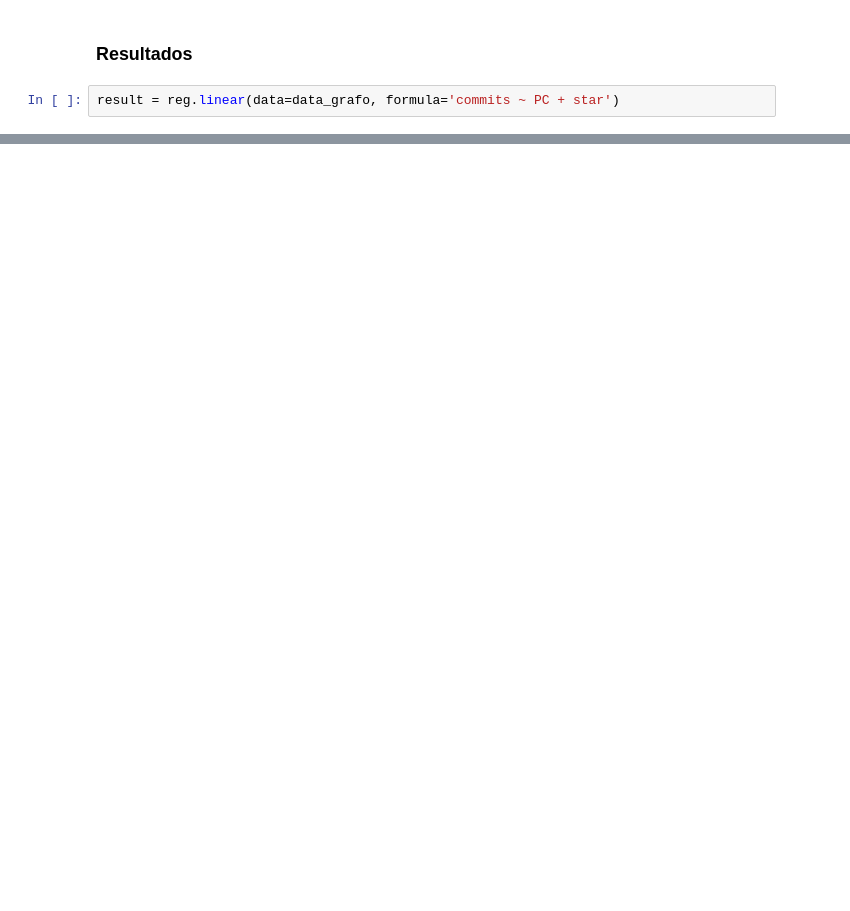
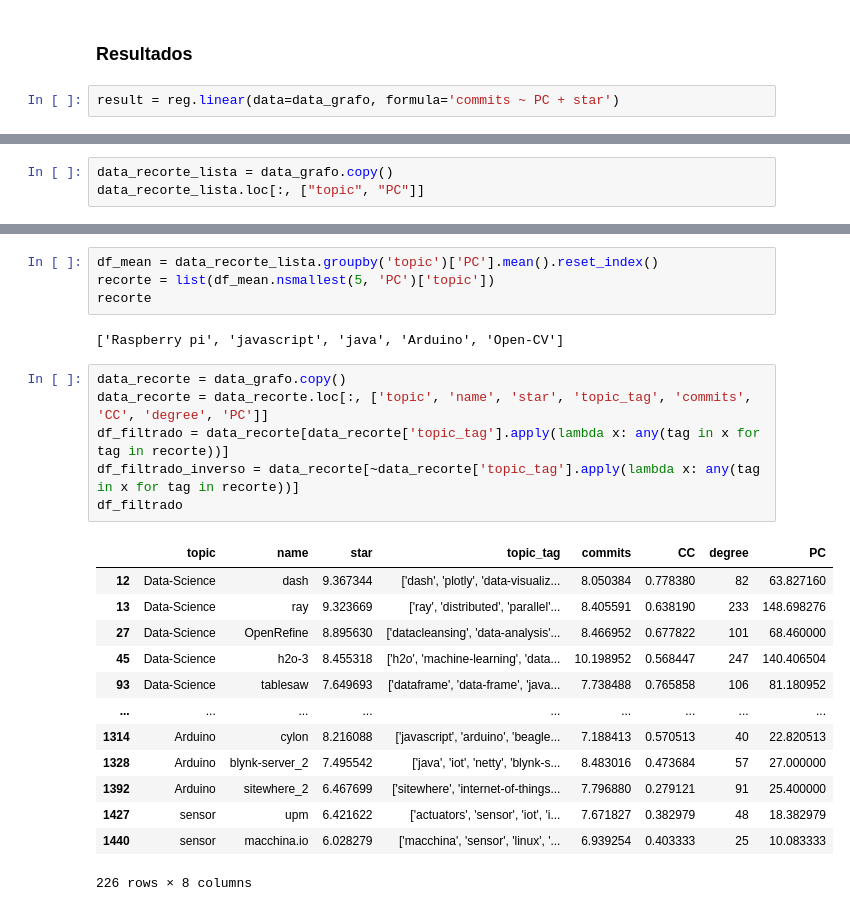
Before and after one commit to Pedro2712/aps1-wikis, a Jupyter notebook: notebooks/projeto/AnaliseDoGrafo.ipynb, the cells around one changed output, grey strips where cells are left out. Cells and saved outputs as stored; diff of their text form; blank space fills up the shorter version.

Commit message:
Recorte

```diff
--- a/notebooks/projeto/AnaliseDoGrafo.ipynb
+++ b/notebooks/projeto/AnaliseDoGrafo.ipynb
@@ -171,0 +226,3 @@ result.plot_residuals()
+# %%
+data_recorte_lista = data_grafo.copy()
+data_recorte_lista.loc[:, ["topic", "PC"]]
@@ -171,0 +243,26 @@ result.plot_residuals()
+# %%
+df_mean = data_recorte_lista.groupby('topic')['PC'].mean().reset_index()
+recorte = list(df_mean.nsmallest(5, 'PC')['topic'])
+recorte
+# %% [output]
+['Raspberry pi', 'javascript', 'java', 'Arduino', 'Open-CV']
+# %%
+data_recorte = data_grafo.copy()
+data_recorte = data_recorte.loc[:, ['topic', 'name', 'star', 'topic_tag', 'commits', 'CC', 'degree', 'PC']]
+df_filtrado = data_recorte[data_recorte['topic_tag'].apply(lambda x: any(tag in x for tag in recorte))]
+df_filtrado_inverso = data_recorte[~data_recorte['topic_tag'].apply(lambda x: any(tag in x for tag in recorte))]
+df_filtrado
+# %% [output]
+|  | topic | name | star | topic_tag | commits | CC | degree | PC |
+| 12 | Data-Science | dash | 9.367344 | ['dash', 'plotly', 'data-visualiz... | 8.050384 | 0.778380 | 82 | 63.827160 |
+| 13 | Data-Science | ray | 9.323669 | ['ray', 'distributed', 'parallel'... | 8.405591 | 0.638190 | 233 | 148.698276 |
+| 27 | Data-Science | OpenRefine | 8.895630 | ['datacleansing', 'data-analysis'... | 8.466952 | 0.677822 | 101 | 68.460000 |
+| 45 | Data-Science | h2o-3 | 8.455318 | ['h2o', 'machine-learning', 'data... | 10.198952 | 0.568447 | 247 | 140.406504 |
+| 93 | Data-Science | tablesaw | 7.649693 | ['dataframe', 'data-frame', 'java... | 7.738488 | 0.765858 | 106 | 81.180952 |
+| ... | ... | ... | ... | ... | ... | ... | ... | ... |
+| 1314 | Arduino | cylon | 8.216088 | ['javascript', 'arduino', 'beagle... | 7.188413 | 0.570513 | 40 | 22.820513 |
+| 1328 | Arduino | blynk-server_2 | 7.495542 | ['java', 'iot', 'netty', 'blynk-s... | 8.483016 | 0.473684 | 57 | 27.000000 |
+| 1392 | Arduino | sitewhere_2 | 6.467699 | ['sitewhere', 'internet-of-things... | 7.796880 | 0.279121 | 91 | 25.400000 |
+| 1427 | sensor | upm | 6.421622 | ['actuators', 'sensor', 'iot', 'i... | 7.671827 | 0.382979 | 48 | 18.382979 |
+| 1440 | sensor | macchina.io | 6.028279 | ['macchina', 'sensor', 'linux', '... | 6.939254 | 0.403333 | 25 | 10.083333 |
+226 rows × 8 columns
```
Also changed, not shown: parts of 16 cells of this notebook.
